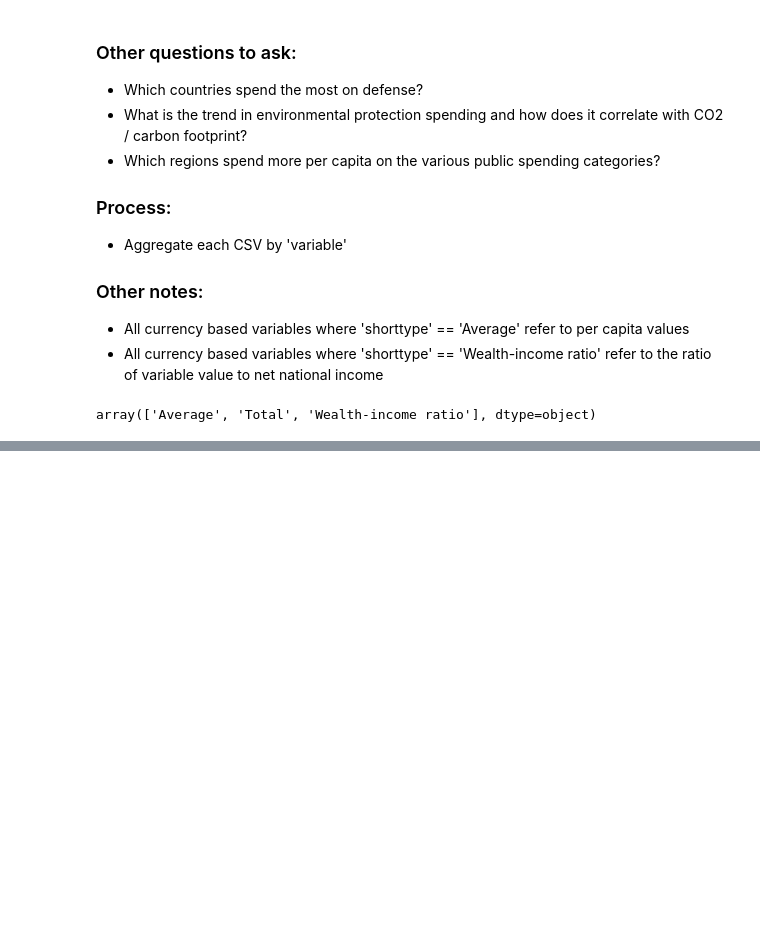
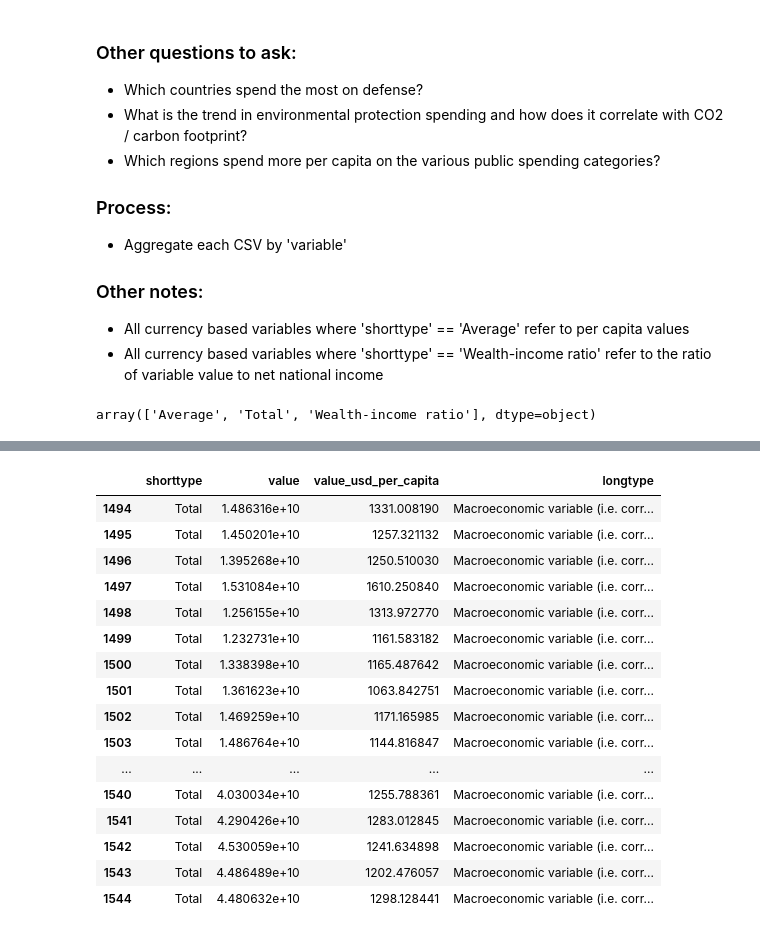
Before and after one commit to aldillon88/world-inequality-analysis, a Jupyter notebook: notebooks/main-eda.ipynb, the cells around one changed output, grey strips where cells are left out. Drawn from its saved outputs; the diff is of its cells as text; code cells hidden in the pictures; blank space fills up the shorter version.

```diff
--- a/notebooks/main-eda.ipynb
+++ b/notebooks/main-eda.ipynb
@@ -97,0 +129,24 @@ array(['Ratio of net wealth (of a given sector) to net national income'],
+# %%
+country = 'AU'
+df = pd.read_csv(f"{processed_path}/{country}.csv")
+
+
+df[df['variable'] == 'mdefgoi999'][['shorttype', 'value', 'value_usd_per_capita', 'longtype']]
+# %% [output]
+|  | shorttype | value | value_usd_per_capita | longtype |
+| 1494 | Total | 1.486316e+10 | 1331.008190 | Macroeconomic variable (i.e. corr... |
+| 1495 | Total | 1.450201e+10 | 1257.321132 | Macroeconomic variable (i.e. corr... |
+| 1496 | Total | 1.395268e+10 | 1250.510030 | Macroeconomic variable (i.e. corr... |
+| 1497 | Total | 1.531084e+10 | 1610.250840 | Macroeconomic variable (i.e. corr... |
+| 1498 | Total | 1.256155e+10 | 1313.972770 | Macroeconomic variable (i.e. corr... |
+| 1499 | Total | 1.232731e+10 | 1161.583182 | Macroeconomic variable (i.e. corr... |
+| 1500 | Total | 1.338398e+10 | 1165.487642 | Macroeconomic variable (i.e. corr... |
+| 1501 | Total | 1.361623e+10 | 1063.842751 | Macroeconomic variable (i.e. corr... |
+| 1502 | Total | 1.469259e+10 | 1171.165985 | Macroeconomic variable (i.e. corr... |
+| 1503 | Total | 1.486764e+10 | 1144.816847 | Macroeconomic variable (i.e. corr... |
+| ... | ... | ... | ... | ... |
+| 1540 | Total | 4.030034e+10 | 1255.788361 | Macroeconomic variable (i.e. corr... |
+| 1541 | Total | 4.290426e+10 | 1283.012845 | Macroeconomic variable (i.e. corr... |
+| 1542 | Total | 4.530059e+10 | 1241.634898 | Macroeconomic variable (i.e. corr... |
+| 1543 | Total | 4.486489e+10 | 1202.476057 | Macroeconomic variable (i.e. corr... |
+| 1544 | Total | 4.480632e+10 | 1298.128441 | Macroeconomic variable (i.e. corr... |
```
Also changed, not shown: parts of 6 cells of this notebook, 2 other files.
